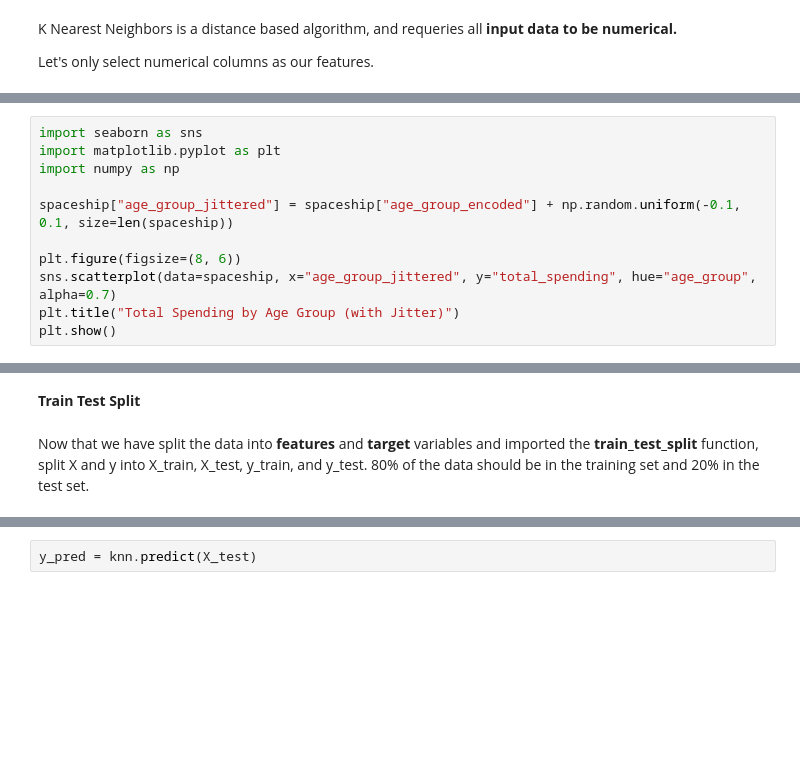
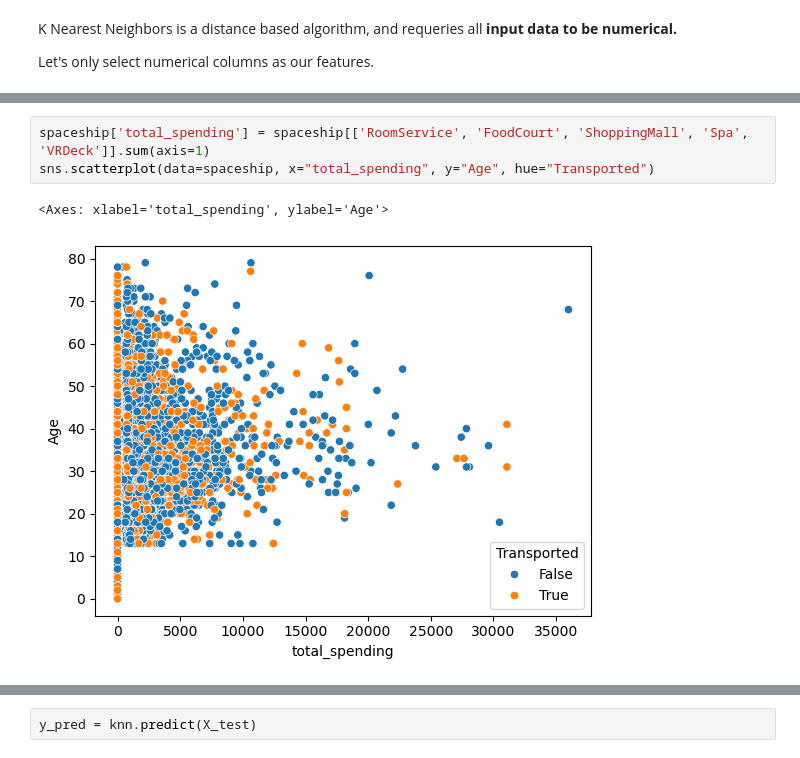
Before and after one commit to mcalabresi90/lab-intro-to-ml, a Jupyter notebook: lab-intro_to_ml.ipynb, the cells around one changed output, grey strips where cells are left out. Saved outputs shown, nothing was run; the diff lists cells and outputs as text; blank space fills up the shorter version.

```diff
--- a/lab-intro_to_ml.ipynb
+++ b/lab-intro_to_ml.ipynb
@@ -212,11 +119,0 @@ dtype: int64
-# %%
-import seaborn as sns
-import matplotlib.pyplot as plt
-import numpy as np
-
-spaceship["age_group_jittered"] = spaceship["age_group_encoded"] + np.random.uniform(-0.1, 0.1, size=len(spaceship))
-
-plt.figure(figsize=(8, 6))
-sns.scatterplot(data=spaceship, x="age_group_jittered", y="total_spending", hue="age_group", alpha=0.7)
-plt.title("Total Spending by Age Group (with Jitter)")
-plt.show()
@@ -225,4 +120,6 @@ plt.show()
-# %% [markdown]
-**Train Test Split**
-# %% [markdown]
-Now that we have split the data into **features** and **target** variables and imported the **train_test_split** function, split X and y into X_train, X_test, y_train, and y_test. 80% of the data should be in the training set and 20% in the test set.
+# %%
+spaceship['total_spending'] = spaceship[['RoomService', 'FoodCourt', 'ShoppingMall', 'Spa', 'VRDeck']].sum(axis=1)
+sns.scatterplot(data=spaceship, x="total_spending", y="Age", hue="Transported")
+# %% [output]
+<Axes: xlabel='total_spending', ylabel='Age'>
+[figure, added]
```
Also changed, not shown: parts of 22 cells of this notebook.
